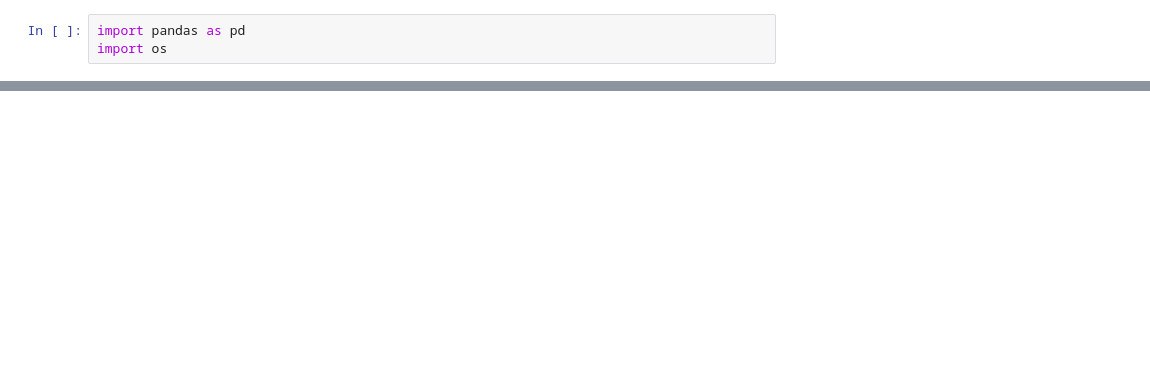
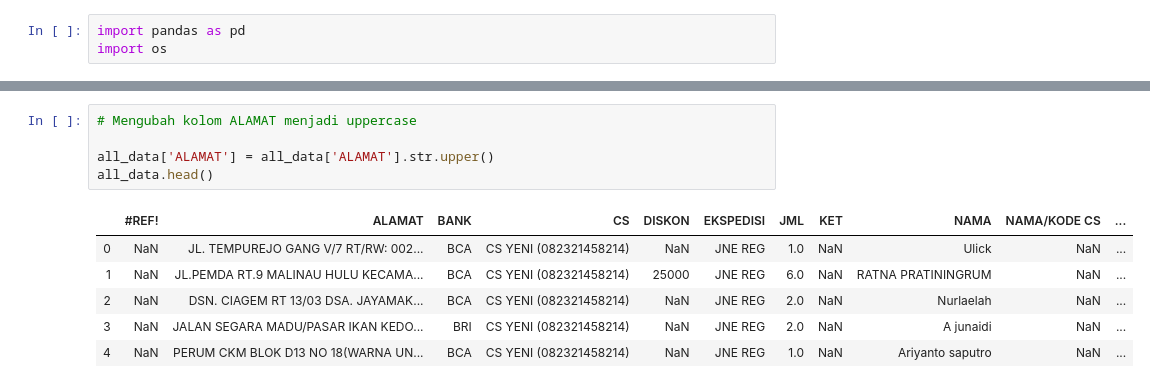
Before and after one commit to rifqisulistya/sales-analysis, a Jupyter notebook: Seikha.ipynb, the cells around one changed output, grey strips where cells are left out. Saved outputs shown, nothing was run; the diff lists cells and outputs as text; blank space fills up the shorter version.

```diff
--- a/Seikha.ipynb
+++ b/Seikha.ipynb
@@ -36,0 +119,12 @@ all_data.head()
+# %%
+# Mengubah kolom ALAMAT menjadi uppercase
+
+all_data['ALAMAT'] = all_data['ALAMAT'].str.upper()
+all_data.head()
+# %% [output]
+|  | #REF! | ALAMAT | BANK | CS | DISKON | EKSPEDISI | JML | KET | NAMA | NAMA/KODE CS | ... |
+| 0 | NaN | JL. TEMPUREJO GANG V/7 RT/RW: 002... | BCA | CS YENI (082321458214) | NaN | JNE REG | 1.0 | NaN | Ulick | NaN | ... |
+| 1 | NaN | JL.PEMDA RT.9 MALINAU HULU KECAMA... | BCA | CS YENI (082321458214) | 25000 | JNE REG | 6.0 | NaN | RATNA PRATININGRUM | NaN | ... |
+| 2 | NaN | DSN. CIAGEM RT 13/03 DSA. JAYAMAK... | BCA | CS YENI (082321458214) | NaN | JNE REG | 2.0 | NaN | Nurlaelah | NaN | ... |
+| 3 | NaN | JALAN SEGARA MADU/PASAR IKAN KEDO... | BRI | CS YENI (082321458214) | NaN | JNE REG | 2.0 | NaN | A junaidi | NaN | ... |
+| 4 | NaN | PERUM CKM BLOK D13 NO 18(WARNA UN... | BCA | CS YENI (082321458214) | NaN | JNE REG | 1.0 | NaN | Ariyanto saputro | NaN | ... |
```
Also changed, not shown: parts of 34 cells of this notebook, 30 other files.
